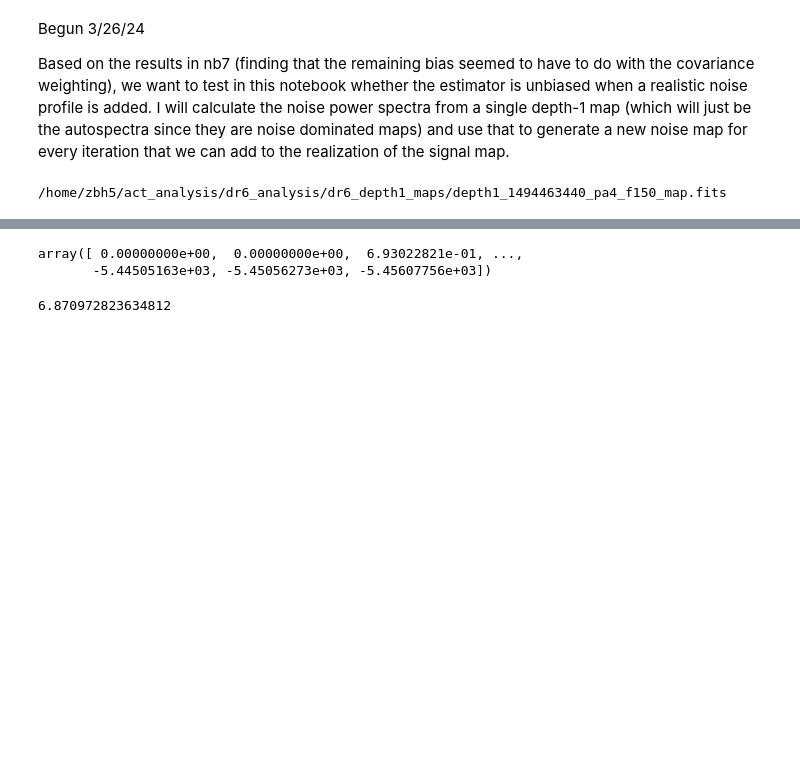
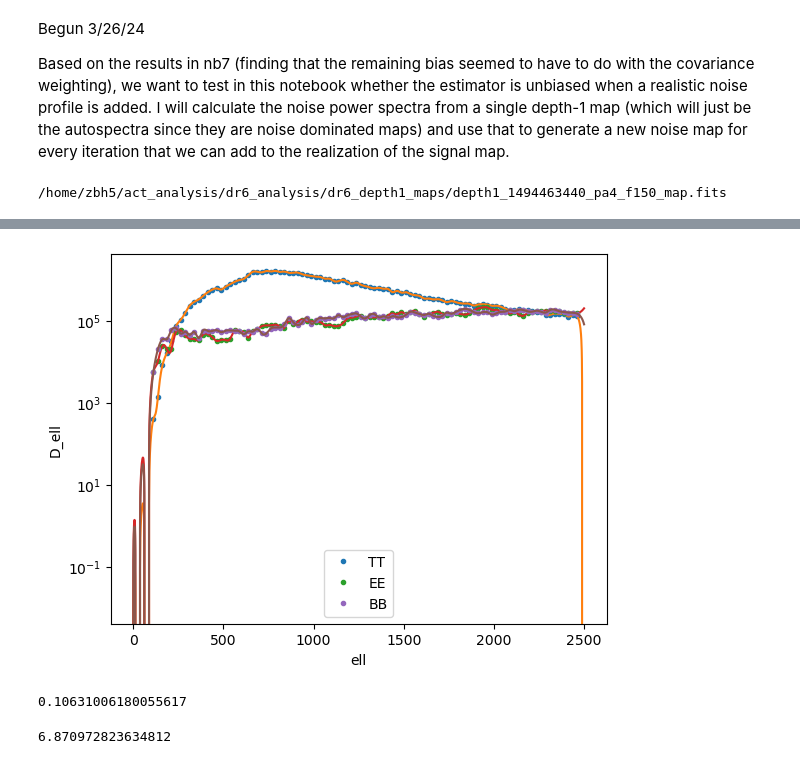
Before and after one commit to zhuber21/act-axion-analysis, a Jupyter notebook: notebooks/healpy_only_mask_test_8_20240326.ipynb, the cells around one changed output, grey strips where cells are left out. Cells and saved outputs as stored; diff of their text form; code cells hidden in the pictures; blank space fills up the shorter version.

```diff
--- a/notebooks/healpy_only_mask_test_8_20240326.ipynb
+++ b/notebooks/healpy_only_mask_test_8_20240326.ipynb
@@ -236,3 +248,17 @@ plt.close()
+# %%
+plt.semilogy(ell_b,ell_b*(ell_b+1)*depth1_TT / (2*np.pi), marker=".", ls="none",label = "TT")
+plt.semilogy(ell_test, ell_test*(ell_test+1)*cs_TT(ell_test)/ (2*np.pi))
+plt.semilogy(ell_b,ell_b*(ell_b+1)*depth1_EE / (2*np.pi), marker=".", ls="none",label = "EE")
+plt.semilogy(ell_test, ell_test*(ell_test+1)*cs_EE(ell_test)/ (2*np.pi))
+plt.semilogy(ell_b,ell_b*(ell_b+1)*depth1_BB / (2*np.pi), marker=".", ls="none",label = "BB")
+plt.semilogy(ell_test, ell_test*(ell_test+1)*cs_BB(ell_test)/ (2*np.pi))
+plt.ylabel('D_ell')
+plt.xlabel('ell')
+plt.legend()
+plt.show()
+plt.close()
+# %% [output]
+[figure, added]
 # %%
 noise_TT = np.zeros(arr_len)
 noise_EE = np.zeros(arr_len)
@@ -243,8 +271,7 @@ noise_BB[2:] = cs_BB(ell[2:])
 # %%
-noise_TT
+noise_TT[2500]
 # %% [output]
-array([ 0.00000000e+00,  0.00000000e+00,  6.93022821e-01, ...,
-       -5.44505163e+03, -5.45056273e+03, -5.45607756e+03])
+0.10631006180055617
 # %%
 # Doing 300 sims of full sky maps with an ell range of 200-1000 with a constant angle of 1 deg to
 # test the amount of scatter for a fixed angle.
```
Also changed, not shown: parts of 19 cells of this notebook.
